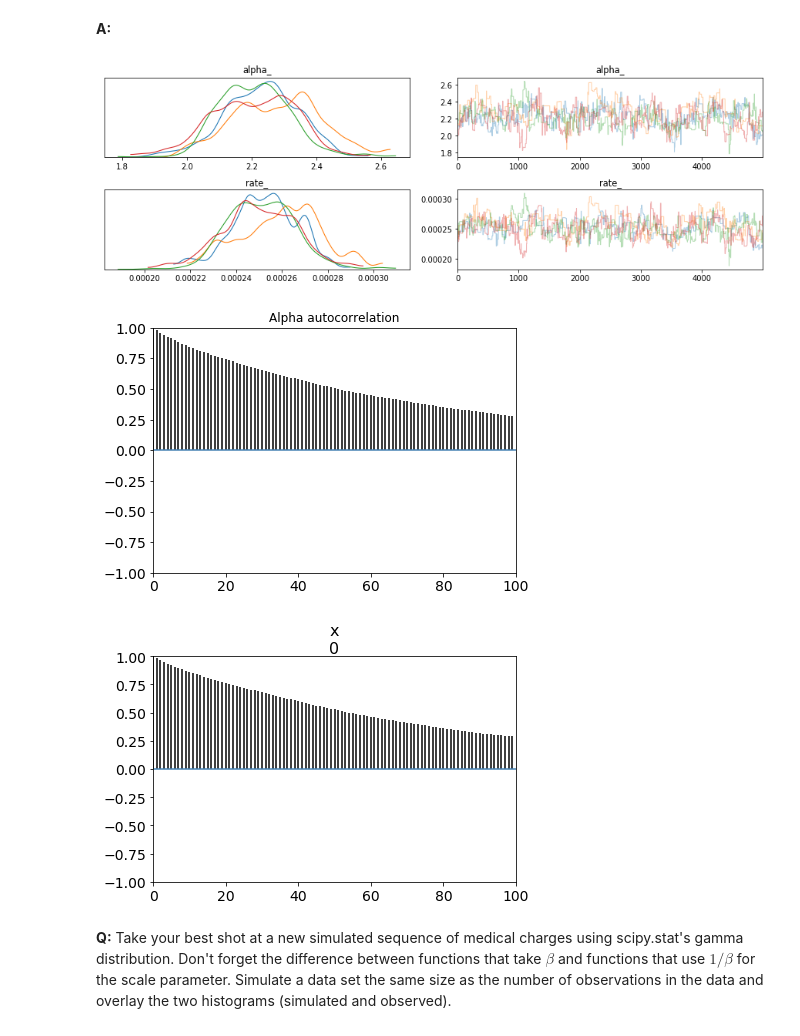
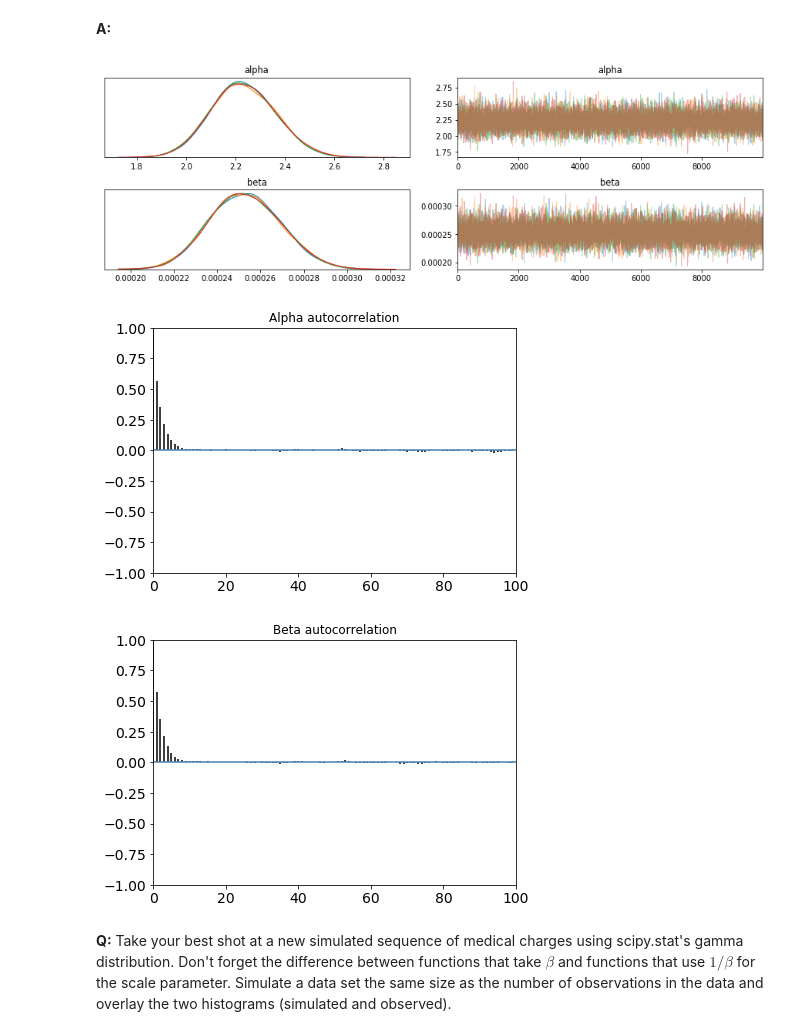
Before and after one commit to alwynpinto/Springboard, a Jupyter notebook: inferential_statistics_3-Q.ipynb, the cells around one changed output. Cells and saved outputs as stored; diff of their text form; code cells hidden in the pictures.

```diff
--- a/inferential_statistics_3-Q.ipynb
+++ b/inferential_statistics_3-Q.ipynb
@@ -101,9 +101,8 @@ Hint: you may find it helpful to work backwards. Start with your `pm.Gamma`, and
 __A:__
 # %%
 with pm.Model() as model:
-    alpha_ = pm.Exponential("alpha_",alpha_est)
-    rate_ = pm.Exponential("rate_",rate_est)
+    alpha_ = pm.Exponential("alpha",1/alpha_est)
+    rate_ = pm.Exponential("beta",1/rate_est)
     charge_no_ins = pm.Gamma("charge_no_insurance", alpha=alpha_, beta=rate_, observed=no_insurance)
-    step = pm.Metropolis()
-    trace = pm.sample(10000,step=step)
+    trace = pm.sample(10000)
 # %% [output]
@@ -172,18 +165,19 @@ __Q:__ Play around with some of the built-in diagnostic plots for your model. We
 # %% [markdown]
 __A:__
 # %%
-_ = pm.plots.traceplot(data=burned_trace)
+_ = pm.plots.traceplot(data=trace, varnames=["alpha", "beta"])
 # %% [output]
-[figure, old version]
+[figure, new version]
 # %%
-_ = pm.plots.autocorrplot(burned_trace['alpha_'])
+_ = pm.plots.autocorrplot(trace['alpha'])
 _ = plt.title('Alpha autocorrelation')
 # %% [output]
-[figure, old version]
+[figure, new version]
 # %%
-_ = pm.plots.autocorrplot(burned_trace['rate_'])
+_ = pm.plots.autocorrplot(trace['beta'])
+_ = plt.title('Beta autocorrelation')
 # %% [output]
-[figure, old version]
+[figure, new version]
 # %% [markdown]
 __Q:__ Take your best shot at a new simulated sequence of medical charges using scipy.stat's gamma distribution. Don't forget the difference between functions that take $\beta$ and functions that use $1/\beta$ for the scale parameter. Simulate a data set the same size as the number of observations in the data and overlay the two histograms (simulated and observed).
 # %% [markdown]
```
Also changed, not shown: parts of 13 cells of this notebook.
